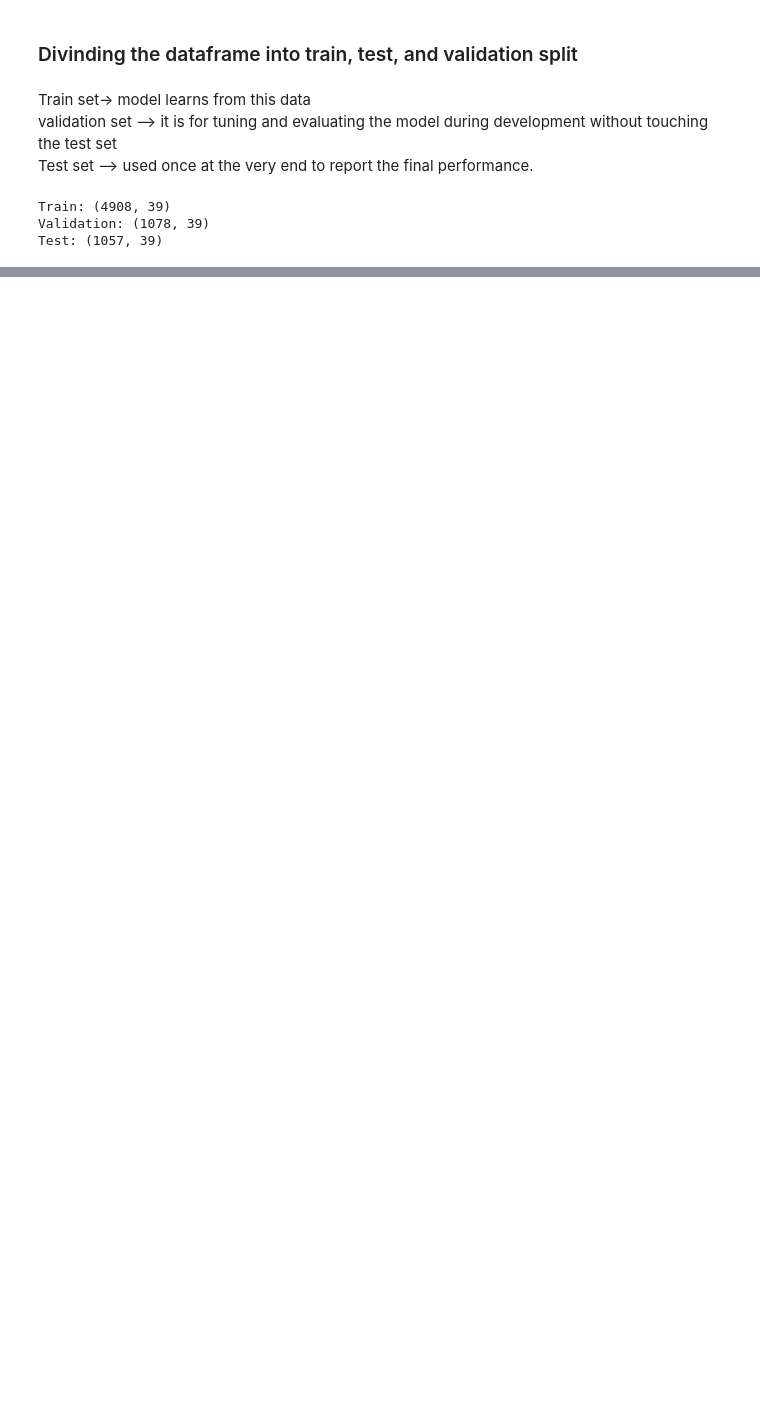
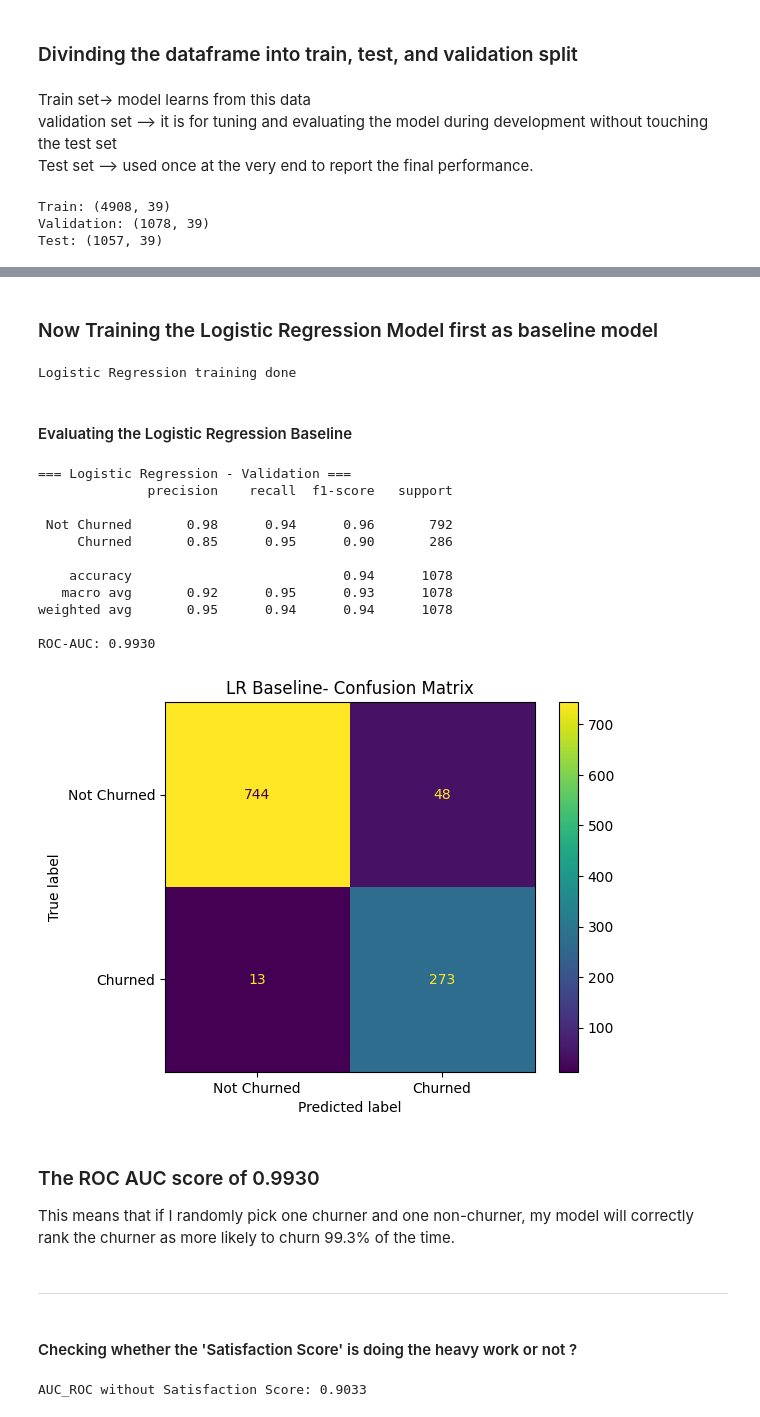
Before and after one commit to Mridul-dhungana/Telco-Customer-Churn-Analysis, a Jupyter notebook: telco.ipynb, the cells around one changed output, grey strips where cells are left out. Cells and saved outputs as stored; diff of their text form; code cells hidden in the pictures; blank space fills up the shorter version.

```diff
--- a/telco.ipynb
+++ b/telco.ipynb
@@ -858,6 +901,0 @@ from sklearn.preprocessing import StandardScaler
-# %%
-num_cols_ml=[col for col in df_ml.select_dtypes(include=['int64','float64']).columns if col!='Churn Label']         #filtering the numerical_cols
-
-scaler=StandardScaler()                 #creating the instance
-df_ml[num_cols_ml]=scaler.fit_transform(df_ml[num_cols_ml])
-df_ml.head()
@@ -901,0 +941,70 @@ Test: (1057, 39)
+# %%
+from sklearn.preprocessing import StandardScaler
+
+num_cols_ml = [col for col in df_ml.select_dtypes(include=['int64','float64']).columns
+            if col != 'Churn Label']
+
+scaler = StandardScaler()
+
+# fit ONLY on X_train, then transform val and test separately
+X_train[num_cols_ml] = scaler.fit_transform(X_train[num_cols_ml])
+X_val[num_cols_ml]   = scaler.transform(X_val[num_cols_ml])   # transform only, NOT fit_transform
+X_test[num_cols_ml]  = scaler.transform(X_test[num_cols_ml])  # transform only, NOT fit_transform
+# %% [markdown]
+### Now Training the Logistic Regression Model first as baseline model
+# %%
+from sklearn.linear_model import LogisticRegression
+
+lr= LogisticRegression(class_weight='balanced', max_iter=1000,random_state=42)
+lr.fit(X_train,Y_train)
+print("Logistic Regression training done")
+# %% [output]
+Logistic Regression training done
+# %% [markdown]
+#### Evaluating the Logistic Regression Baseline
+# %%
+from sklearn.metrics import classification_report, roc_auc_score, confusion_matrix, ConfusionMatrixDisplay
+
+# Validation prediction
+Y_val_pred=lr.predict(X_val)
+Y_val_prob=lr.predict_proba(X_val)[:, 1]
+
+print("=== Logistic Regression - Validation ===")
+print(classification_report(Y_val,Y_val_pred,target_names=['Not Churned','Churned']))
+print(f"ROC-AUC: {roc_auc_score(Y_val, Y_val_prob):.4f}")
+
+ConfusionMatrixDisplay(confusion_matrix(Y_val, Y_val_pred),display_labels=['Not Churned','Churned']).plot()
+plt.title('LR Baseline- Confusion Matrix')
+plt.show()
+# %% [output]
+=== Logistic Regression - Validation ===
+              precision    recall  f1-score   support
+
+ Not Churned       0.98      0.94      0.96       792
+     Churned       0.85      0.95      0.90       286
+
+    accuracy                           0.94      1078
+   macro avg       0.92      0.95      0.93      1078
+weighted avg       0.95      0.94      0.94      1078
+
+ROC-AUC: 0.9930
+[figure, added]
+# %% [markdown]
+### The ROC AUC score of 0.9930 <br>
+
+This means that if I randomly pick one churner and one non-churner, my model will correctly rank the churner
+as more likely to churn 99.3% of the time.
+# %% [markdown]
+----
+# %% [markdown]
+#### Checking whether the 'Satisfaction Score' is doing the heavy work or not ?
+# %%
+X_train_no_sat = X_train.drop(columns=['Satisfaction Score'])
+X_val_no_sat = X_val.drop(columns=['Satisfaction Score'])
+
+lr_no_sat = LogisticRegression(class_weight='balanced', max_iter=1000, random_state=42)
+lr_no_sat.fit(X_train_no_sat, Y_train)
+auc = roc_auc_score(Y_val, lr_no_sat.predict_proba(X_val_no_sat)[:, 1])
+print(f"AUC_ROC without Satisfaction Score: {auc:.4f}")
+# %% [output]
+AUC_ROC without Satisfaction Score: 0.9033
```
Also changed, not shown: parts of 62 cells of this notebook, 1 other file.
